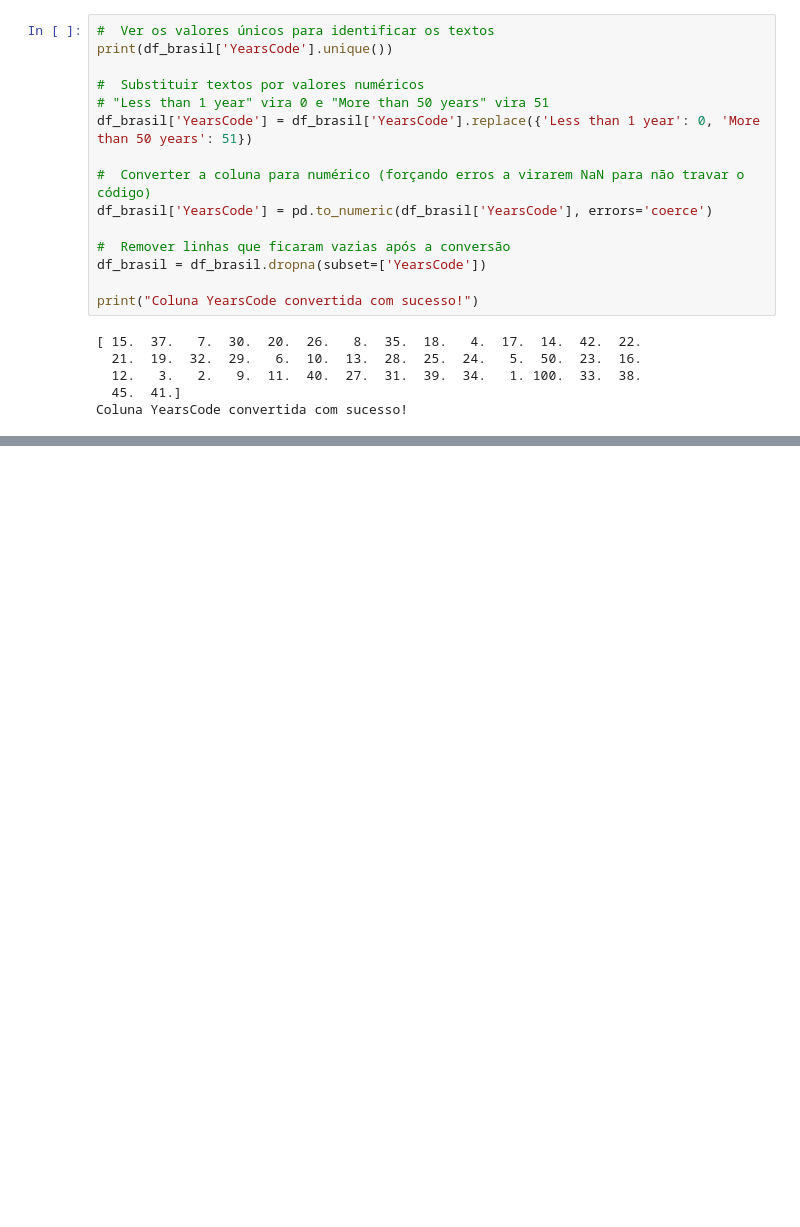
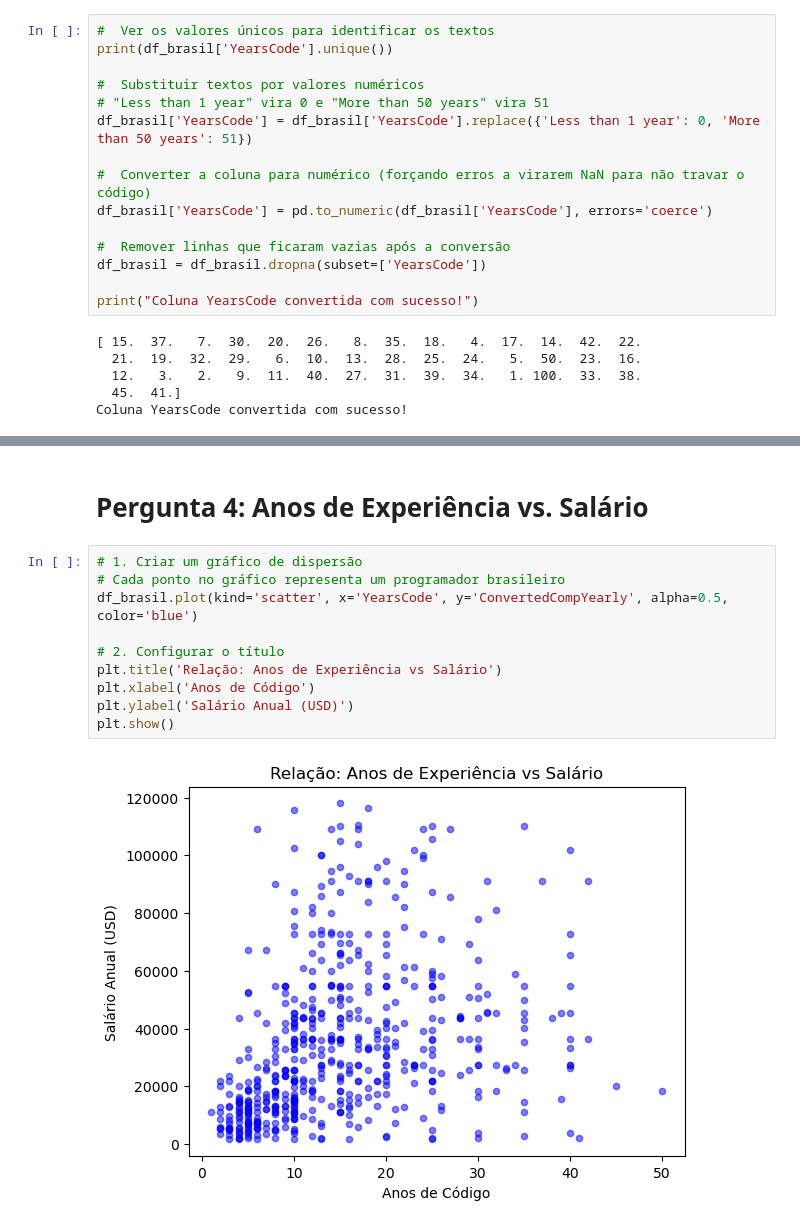
Before and after one commit to connectusnet-sudo/projeto_1629, a Jupyter notebook: analise.ipynb, the cells around one changed output, grey strips where cells are left out. Drawn from its saved outputs; the diff is of its cells as text; blank space fills up the shorter version.

```diff
--- a/analise.ipynb
+++ b/analise.ipynb
@@ -100,0 +187,14 @@ Outliers removidos! Faixa salarial mantida: $1,573.00 a $118,032.80
+# %% [markdown]
+# Pergunta 4: Anos de Experiência vs. Salário
+# %%
+# 1. Criar um gráfico de dispersão
+# Cada ponto no gráfico representa um programador brasileiro
+df_brasil.plot(kind='scatter', x='YearsCode', y='ConvertedCompYearly', alpha=0.5, color='blue')
+
+# 2. Configurar o título
+plt.title('Relação: Anos de Experiência vs Salário')
+plt.xlabel('Anos de Código')
+plt.ylabel('Salário Anual (USD)')
+plt.show()
+# %% [output]
+[figure, added]
```
Also changed, not shown: parts of 27 cells of this notebook, 1 other file.
